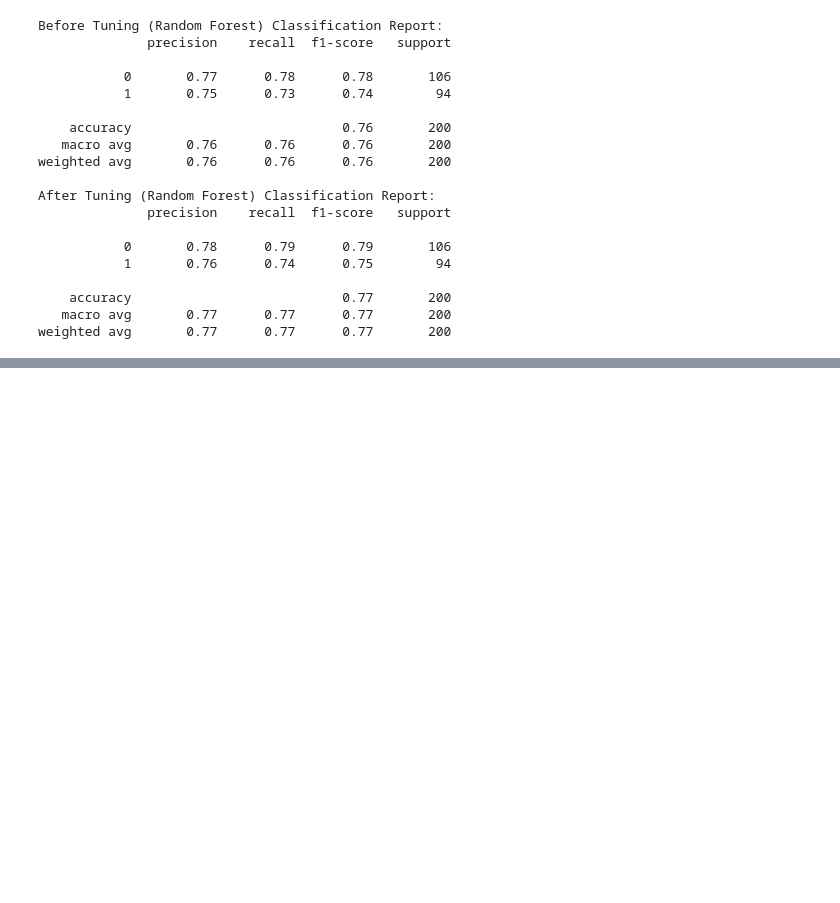
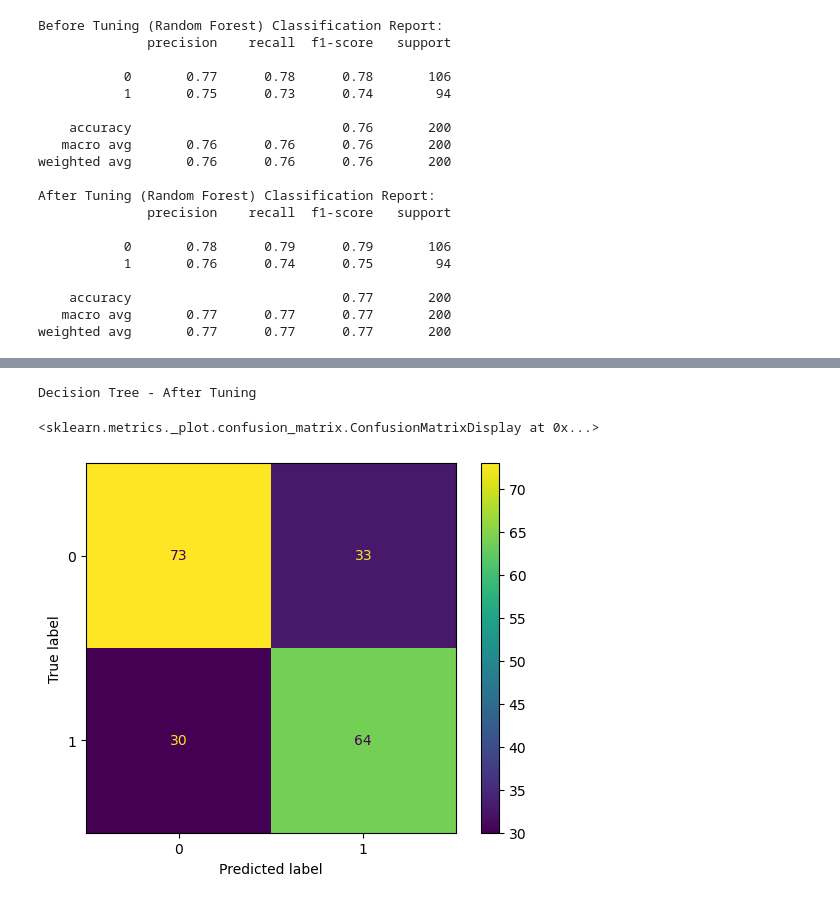
Before and after one commit to JZ2101340/bike, a Jupyter notebook: classification.ipynb, the cells around one changed output, grey strips where cells are left out. Drawn from its saved outputs; the diff is of its cells as text; code cells hidden in the pictures; blank space fills up the shorter version.

```diff
--- a/classification.ipynb
+++ b/classification.ipynb
@@ -338,0 +385,9 @@ weighted avg       0.77      0.77      0.77       200
+# %%
+print("Decision Tree - After Tuning")
+cm_after_dt = confusion_matrix(y_test, y_pred_after_dt)
+disp_after_dt = ConfusionMatrixDisplay(confusion_matrix=cm_after_dt)
+disp_after_dt.plot()
+# %% [output]
+Decision Tree - After Tuning
+<sklearn.metrics._plot.confusion_matrix.ConfusionMatrixDisplay at 0x...>
+[figure, added]
```
Also changed, not shown: parts of 23 cells of this notebook.
